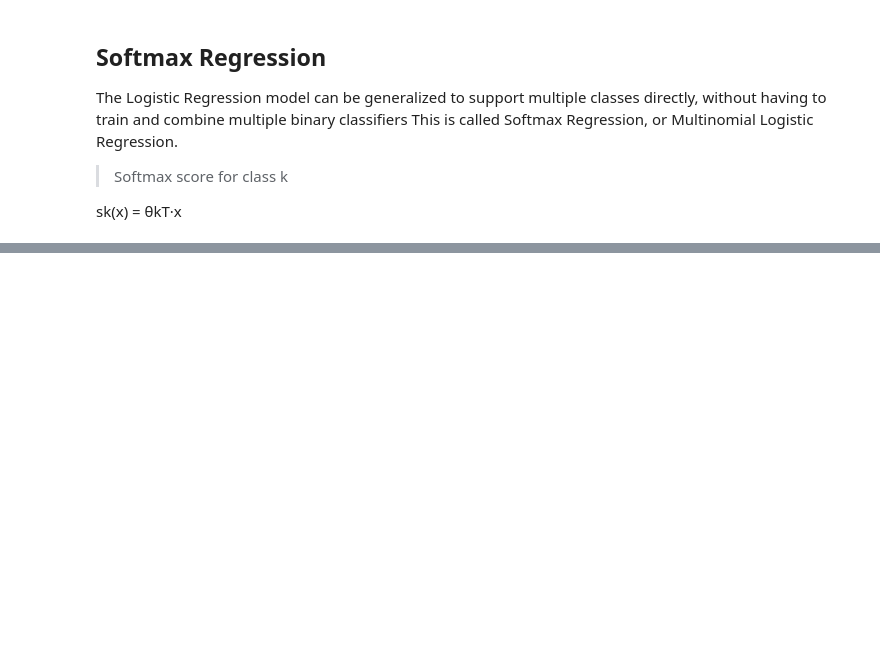
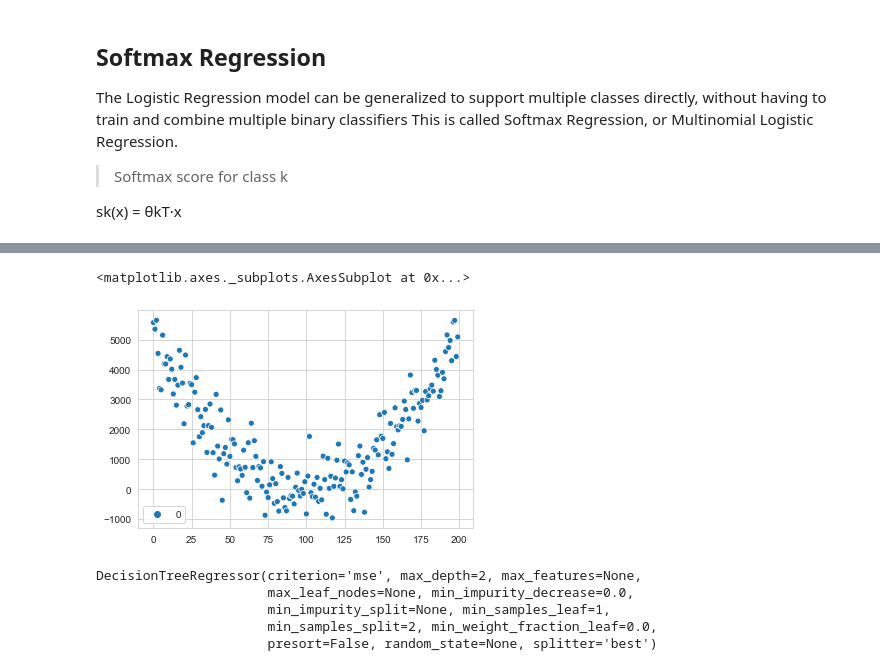
Before and after one commit to Kaushal1011/machine-learning, a Jupyter notebook: src/MasterNotebook.ipynb, the cells around one changed output, grey strips where cells are left out. Drawn from its saved outputs; the diff is of its cells as text; code cells hidden in the pictures; blank space fills up the shorter version.

Commit message:
Added DeicisionTree

```diff
--- a/src/MasterNotebook.ipynb
+++ b/src/MasterNotebook.ipynb
@@ -480,0 +645,19 @@ sk(x) = θkT·x
+# %%
+m = 100
+X = np.arange(-100,100).reshape(200,1)
+y = 0.5 * X**2 + X + 2 + 700*np.random.randn(200,1)
+# %%
+sns.scatterplot(data=y)
+# %% [output]
+<matplotlib.axes._subplots.AxesSubplot at 0x...>
+[figure, added]
+# %%
+from sklearn.tree import DecisionTreeRegressor
+tree_reg = DecisionTreeRegressor(max_depth=2)
+tree_reg.fit(X,y)
+# %% [output]
+DecisionTreeRegressor(criterion='mse', max_depth=2, max_features=None,
+                      max_leaf_nodes=None, min_impurity_decrease=0.0,
+                      min_impurity_split=None, min_samples_leaf=1,
+                      min_samples_split=2, min_weight_fraction_leaf=0.0,
+                      presort=False, random_state=None, splitter='best')
```
Also changed, not shown: parts of 53 cells of this notebook.
